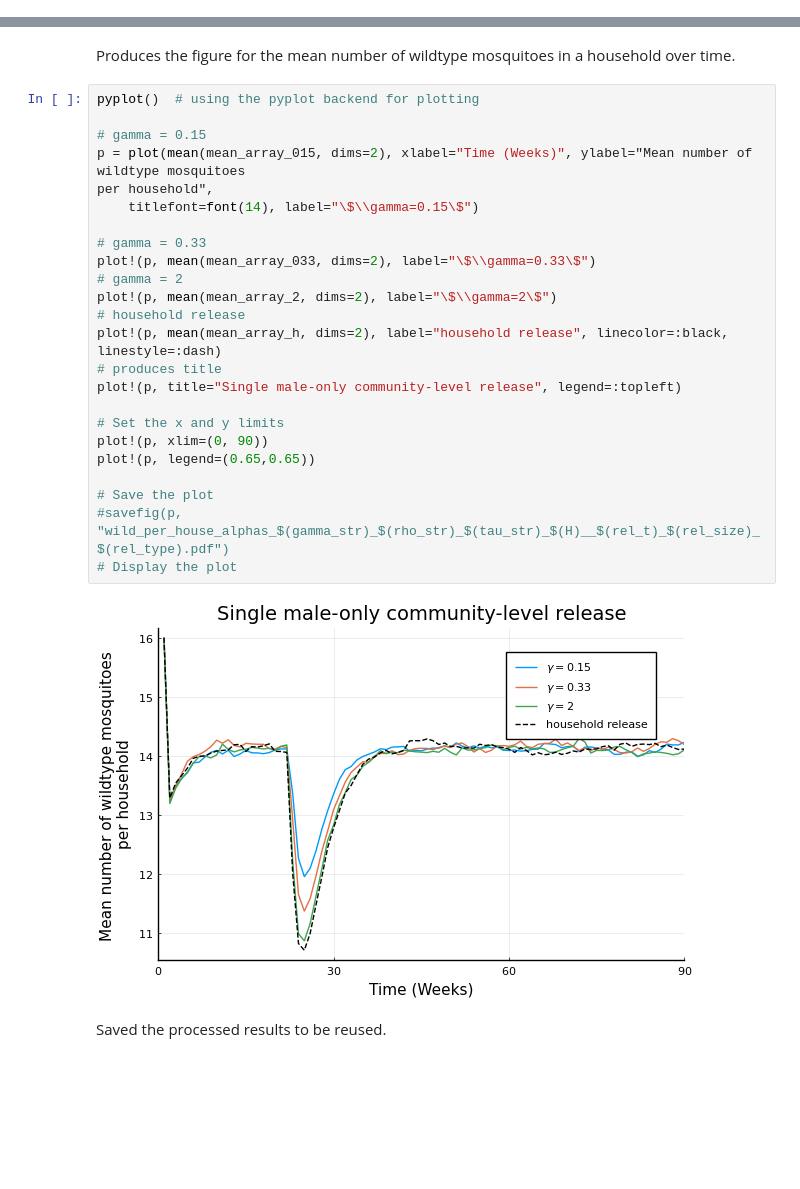
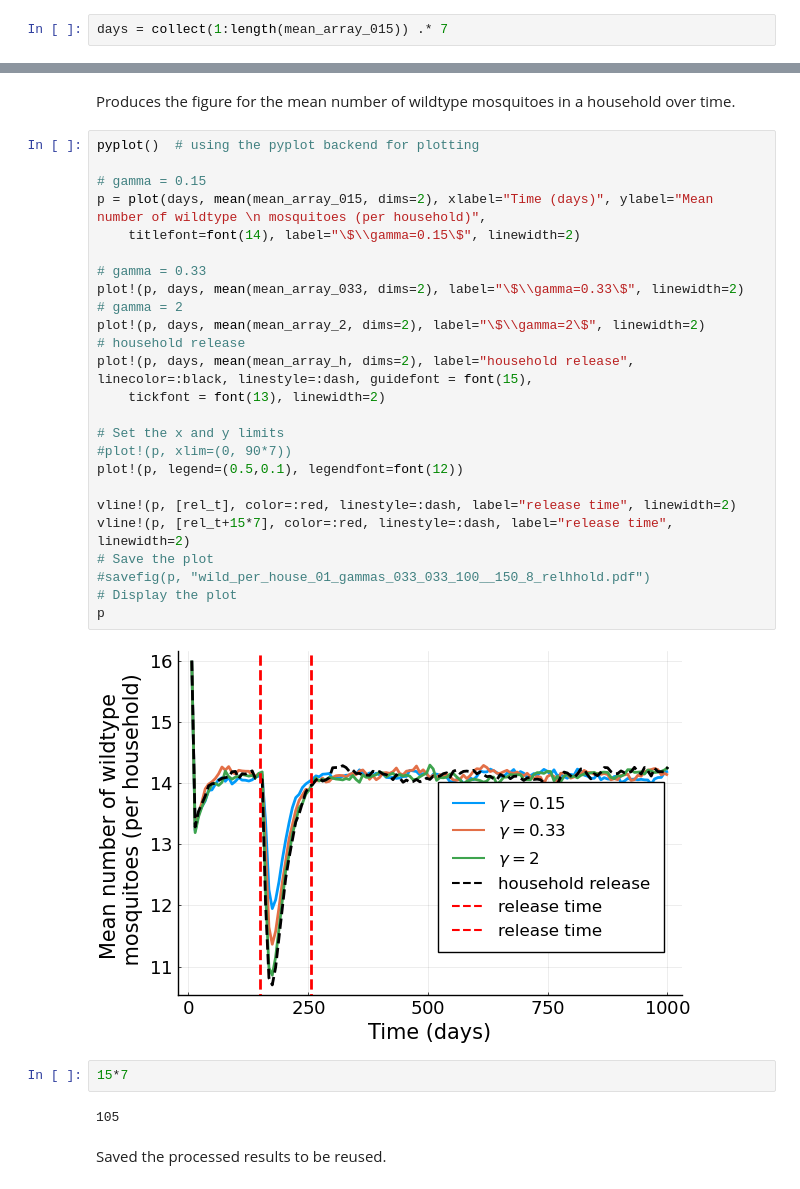
Before and after one commit to ahb48/Wolbachia-movement-households, a Jupyter notebook: Figure_5.ipynb, the cells around one changed output, grey strips where cells are left out. Cells and saved outputs as stored; diff of their text form; blank space fills up the shorter version.

```diff
--- a/Figure_5.ipynb
+++ b/Figure_5.ipynb
@@ -194,3 +192,5 @@ mean_array_h = mean_df[!, :mean_array_h]
  14.185000000000008
  14.183099999999998
  14.263100000000003
+# %%
+days = collect(1:length(mean_array_015)) .* 7
@@ -199,29 +217,34 @@ Produces the figure for the mean number of wildtype mosquitoes in a household ov
 # %%
 pyplot()  # using the pyplot backend for plotting
 
 # gamma = 0.15
-p = plot(mean(mean_array_015, dims=2), xlabel="Time (Weeks)", ylabel="Mean number of wildtype mosquitoes
-per household",
-    titlefont=font(14), label="\$\\gamma=0.15\$")
+p = plot(days, mean(mean_array_015, dims=2), xlabel="Time (days)", ylabel="Mean number of wildtype \n mosquitoes (per household)",
+    titlefont=font(14), label="\$\\gamma=0.15\$", linewidth=2)
 
 # gamma = 0.33
-plot!(p, mean(mean_array_033, dims=2), label="\$\\gamma=0.33\$")
+plot!(p, days, mean(mean_array_033, dims=2), label="\$\\gamma=0.33\$", linewidth=2)
 # gamma = 2
-plot!(p, mean(mean_array_2, dims=2), label="\$\\gamma=2\$")
+plot!(p, days, mean(mean_array_2, dims=2), label="\$\\gamma=2\$", linewidth=2)
 # household release
-plot!(p, mean(mean_array_h, dims=2), label="household release", linecolor=:black, linestyle=:dash)
-# produces title
-plot!(p, title="Single male-only community-level release", legend=:topleft)
+plot!(p, days, mean(mean_array_h, dims=2), label="household release", linecolor=:black, linestyle=:dash, guidefont = font(15),
+    tickfont = font(13), linewidth=2)
 
 # Set the x and y limits
-plot!(p, xlim=(0, 90))
-plot!(p, legend=(0.65,0.65))
+#plot!(p, xlim=(0, 90*7))
+plot!(p, legend=(0.5,0.1), legendfont=font(12))
 
+vline!(p, [rel_t], color=:red, linestyle=:dash, label="release time", linewidth=2)
+vline!(p, [rel_t+15*7], color=:red, linestyle=:dash, label="release time", linewidth=2)
 # Save the plot
-#savefig(p, "wild_per_house_alphas_$(gamma_str)_$(rho_str)_$(tau_str)_$(H)__$(rel_t)_$(rel_size)_$(rel_type).pdf")
+#savefig(p, "wild_per_house_01_gammas_033_033_100__150_8_relhhold.pdf")
 # Display the plot
+p
 # %% [output]
-[figure, old version]
+[figure, new version]
+# %%
+15*7
+# %% [output]
+105
 # %% [markdown]
 Saved the processed results to be reused.
 # %%
```
Also changed, not shown: parts of 2 cells of this notebook.
